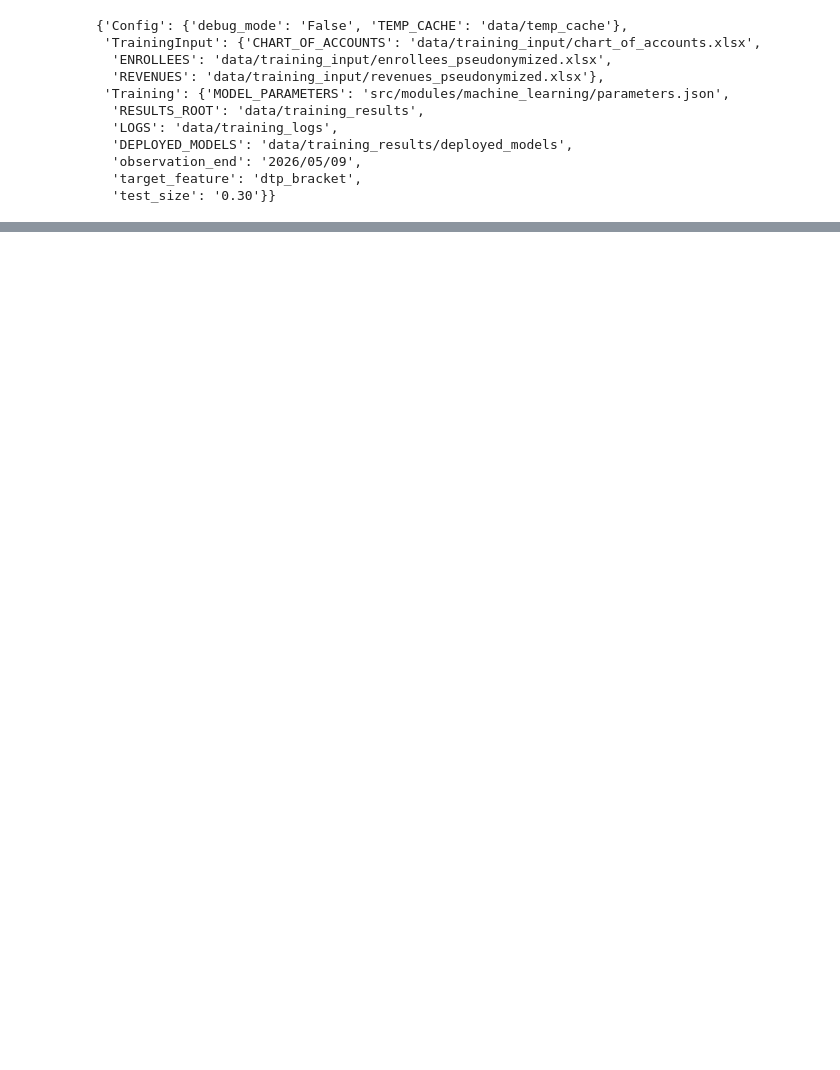
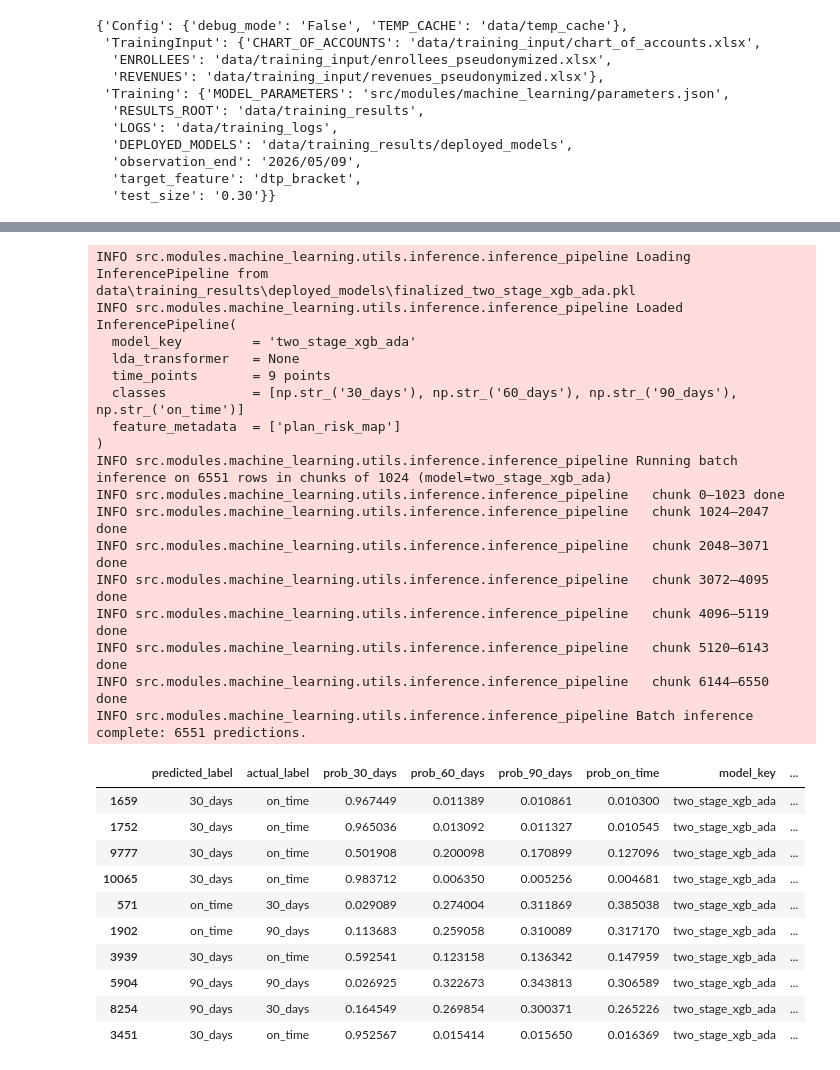
Before and after one commit to anneryeo/invoice-payment-prediction-thesis, a Jupyter notebook: notebooks/inference/forecasting.ipynb, the cells around one changed output, grey strips where cells are left out. Saved outputs shown, nothing was run; the diff lists cells and outputs as text; code cells hidden in the pictures; blank space fills up the shorter version.

```diff
--- a/notebooks/inference/forecasting.ipynb
+++ b/notebooks/inference/forecasting.ipynb
@@ -141,26 +231,56 @@ InferencePipeline(
 # %%
 if pipeline is not None:
-    # Select only numeric ML features from df_cs_test (drop non-numeric / label cols)
-    EXCLUDE = {"dtp_bracket", "date_fully_paid", "due_date",
-               "school_year", "student_id_pseudonimized", "category_name", "description"}
-    X_infer = df_cs_test.drop(columns=[c for c in EXCLUDE if c in df_cs_test.columns])
-
     df_preds = run_batch_inference(
         input_source=X_infer,
         model_dir=MODEL_DIR,
         batch_size=1024,
         return_proba=True,
+    )
+
+    df_preds.insert(
+        df_preds.columns.get_loc("predicted_label") + 1,
+        "actual_label",
+        actual_labels.reindex(df_preds.index),
     )
 
     prob_cols = [c for c in df_preds.columns if c.startswith("prob_")]
     if SHOW_PROBA_COLS and not prob_cols:
         print("[WARN] SHOW_PROBA_COLS=True but no prob_* columns are present "
               "(return_proba=False was passed to run_batch_inference).")
     display_cols = [
         c for c in df_preds.columns
         if c not in prob_cols or SHOW_PROBA_COLS
     ]
     display(df_preds[display_cols].head(10))
 else:
     df_preds = None
     print("Skipping inference -- no valid InferencePipeline loaded.")
+# %% [output]
+INFO src.modules.machine_learning.utils.inference.inference_pipeline Loading InferencePipeline from data\training_results\deployed_models\finalized_two_stage_xgb_ada.pkl
+INFO src.modules.machine_learning.utils.inference.inference_pipeline Loaded InferencePipeline(
+  model_key         = 'two_stage_xgb_ada'
+  lda_transformer   = None
+  time_points       = 9 points
+  classes           = [np.str_('30_days'), np.str_('60_days'), np.str_('90_days'), np.str_('on_time')]
+  feature_metadata  = ['plan_risk_map']
+)
+INFO src.modules.machine_learning.utils.inference.inference_pipeline Running batch inference on 6551 rows in chunks of 1024 (model=two_stage_xgb_ada)
+INFO src.modules.machine_learning.utils.inference.inference_pipeline   chunk 0–1023 done
+INFO src.modules.machine_learning.utils.inference.inference_pipeline   chunk 1024–2047 done
+INFO src.modules.machine_learning.utils.inference.inference_pipeline   chunk 2048–3071 done
+INFO src.modules.machine_learning.utils.inference.inference_pipeline   chunk 3072–4095 done
+INFO src.modules.machine_learning.utils.inference.inference_pipeline   chunk 4096–5119 done
+INFO src.modules.machine_learning.utils.inference.inference_pipeline   chunk 5120–6143 done
+INFO src.modules.machine_learning.utils.inference.inference_pipeline   chunk 6144–6550 done
+INFO src.modules.machine_learning.utils.inference.inference_pipeline Batch inference complete: 6551 predictions.
+|  | predicted_label | actual_label | prob_30_days | prob_60_days | prob_90_days | prob_on_time | model_key | ... |
+| 1659 | 30_days | on_time | 0.967449 | 0.011389 | 0.010861 | 0.010300 | two_stage_xgb_ada | ... |
+| 1752 | 30_days | on_time | 0.965036 | 0.013092 | 0.011327 | 0.010545 | two_stage_xgb_ada | ... |
+| 9777 | 30_days | on_time | 0.501908 | 0.200098 | 0.170899 | 0.127096 | two_stage_xgb_ada | ... |
+| 10065 | 30_days | on_time | 0.983712 | 0.006350 | 0.005256 | 0.004681 | two_stage_xgb_ada | ... |
+| 571 | on_time | 30_days | 0.029089 | 0.274004 | 0.311869 | 0.385038 | two_stage_xgb_ada | ... |
+| 1902 | on_time | 90_days | 0.113683 | 0.259058 | 0.310089 | 0.317170 | two_stage_xgb_ada | ... |
+| 3939 | 30_days | on_time | 0.592541 | 0.123158 | 0.136342 | 0.147959 | two_stage_xgb_ada | ... |
+| 5904 | 90_days | 90_days | 0.026925 | 0.322673 | 0.343813 | 0.306589 | two_stage_xgb_ada | ... |
+| 8254 | 90_days | 30_days | 0.164549 | 0.269854 | 0.300371 | 0.265226 | two_stage_xgb_ada | ... |
+| 3451 | 30_days | on_time | 0.952567 | 0.015414 | 0.015650 | 0.016369 | two_stage_xgb_ada | ... |
```
Also changed, not shown: parts of 11 cells of this notebook, 2 other files.
